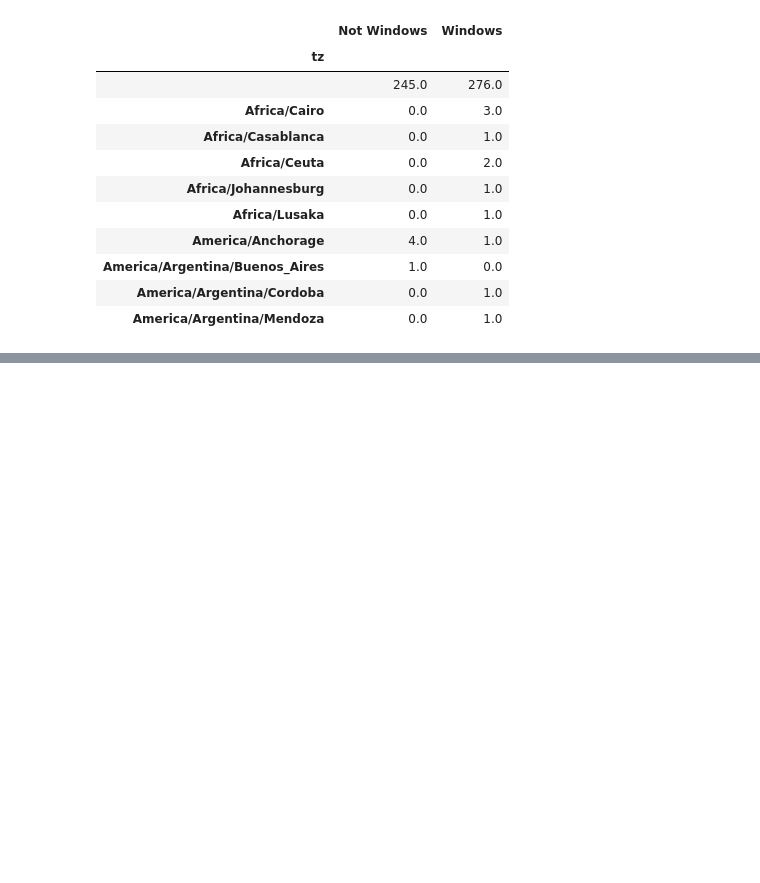
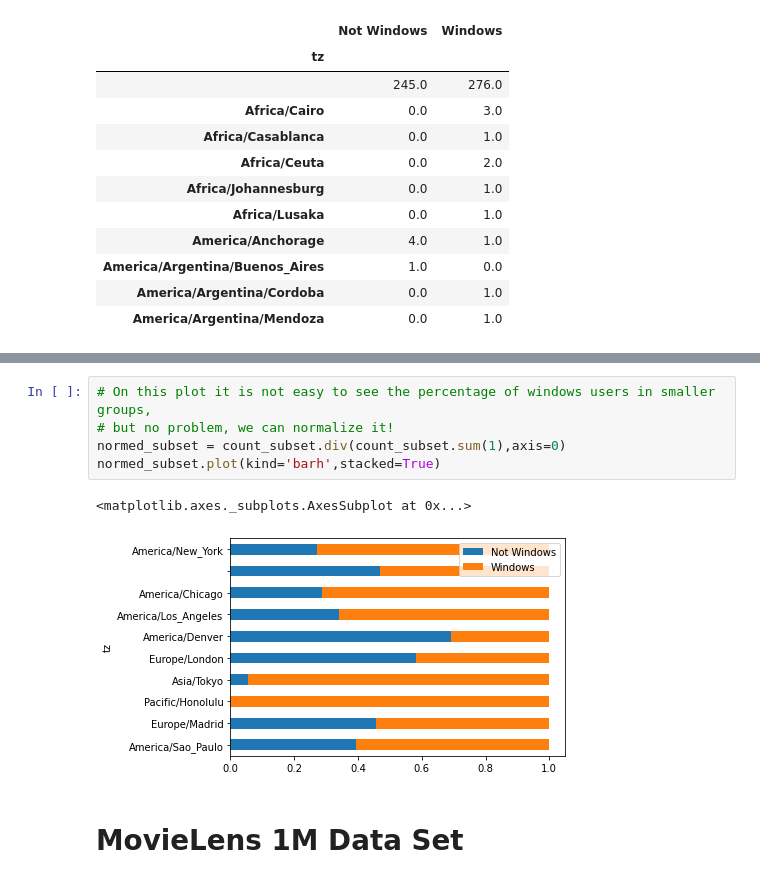
Before and after one commit to steingartpeter/ANACONDA, a Jupyter notebook: wes_mck_pyt_data.ipynb, the cells around one changed output, grey strips where cells are left out. Saved outputs shown, nothing was run; the diff lists cells and outputs as text; blank space fills up the shorter version.

```diff
--- a/wes_mck_pyt_data.ipynb
+++ b/wes_mck_pyt_data.ipynb
@@ -256,0 +260,10 @@ agg_counts[:10]
+# %%
+# On this plot it is not easy to see the percentage of windows users in smaller groups,
+# but no problem, we can normalize it!
+normed_subset = count_subset.div(count_subset.sum(1),axis=0)
+normed_subset.plot(kind='barh',stacked=True)
+# %% [output]
+<matplotlib.axes._subplots.AxesSubplot at 0x...>
+[figure, added]
+# %% [markdown]
+# MovieLens 1M Data Set
```
Also changed, not shown: parts of 8 cells of this notebook.
